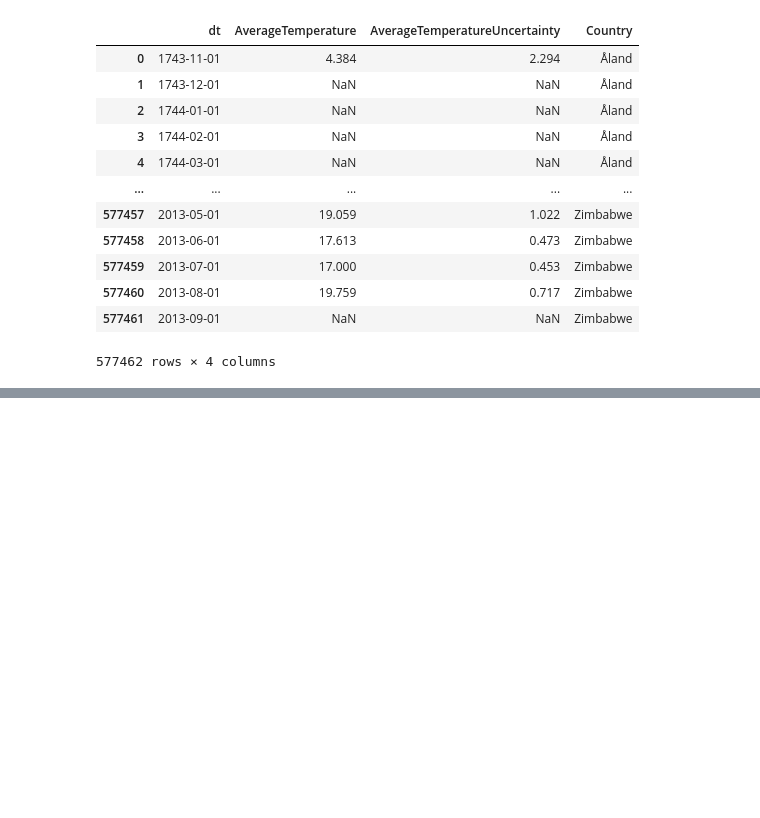
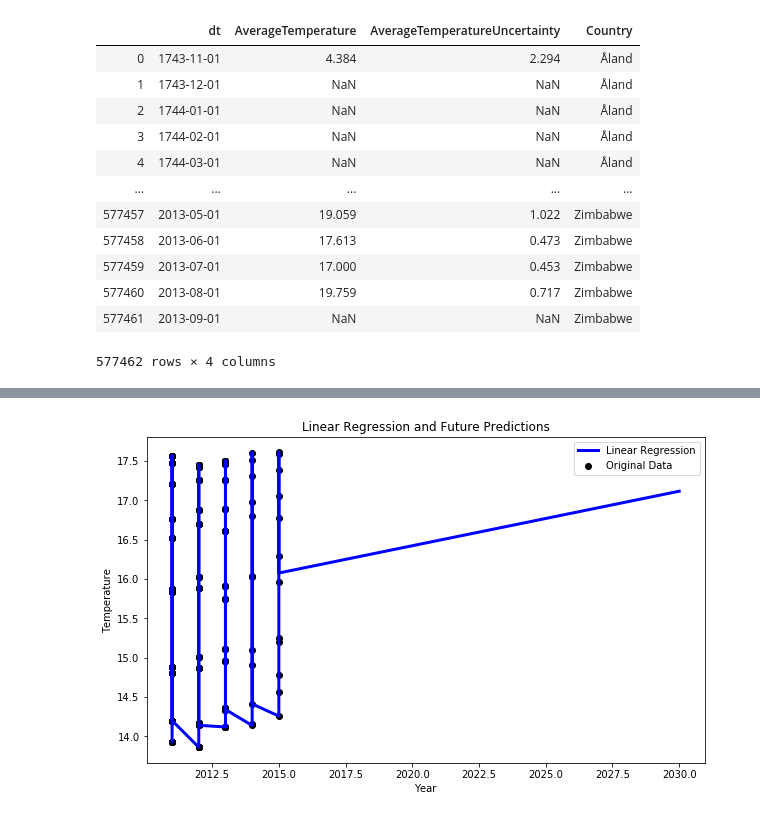
Before and after one commit to yveness7/Arctic_Mammals_mid_term_project, a Jupyter notebook: mammals data/preview climate data.ipynb, the cells around one changed output, grey strips where cells are left out. Cells and saved outputs as stored; diff of their text form; code cells hidden in the pictures; blank space fills up the shorter version.

```diff
--- a/mammals data/preview climate data.ipynb
+++ b/mammals data/preview climate data.ipynb
@@ -42,0 +452,5 @@ global_temperatures_country
+# %%
+from sklearn.model_selection import train_test_split
+X_train_d, X_test_d, y_train_d, y_test_d = train_test_split(X_df, y_df, test_size=0.2, random_state=42)
+# %%
+lin=LinearRegression()
@@ -42,0 +521,3 @@ global_temperatures_country
+# %%
+future_years = np.arange(2015, 2031).reshape(-1, 1)
+future_predictions = lin.predict(future_years)
@@ -42,0 +547,12 @@ global_temperatures_country
+# %%
+plt.figure(figsize=(10, 6))
+
+plt.scatter(X_df, y_df, color='black', label='Original Data')
+plt.plot(np.concatenate([X_df, future_years]), np.concatenate([y_df, future_predictions]), color='blue', linewidth=3, label='Linear Regression')
+plt.title('Linear Regression and Future Predictions')
+plt.xlabel('Year')
+plt.ylabel('Temperature')
+plt.legend()
+plt.show()
+# %% [output]
+[figure, added]
```
Also changed, not shown: parts of 77 cells of this notebook.
